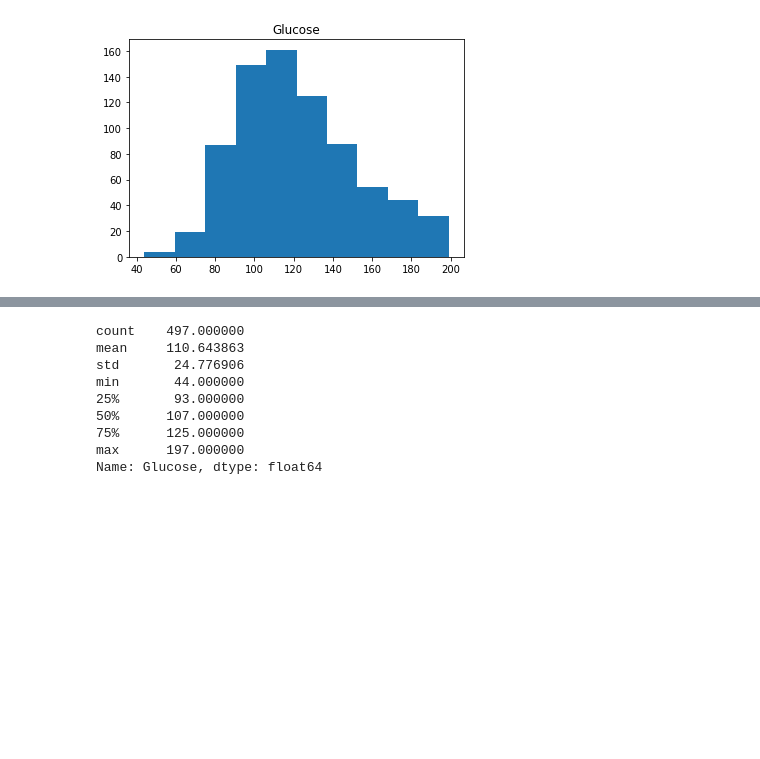
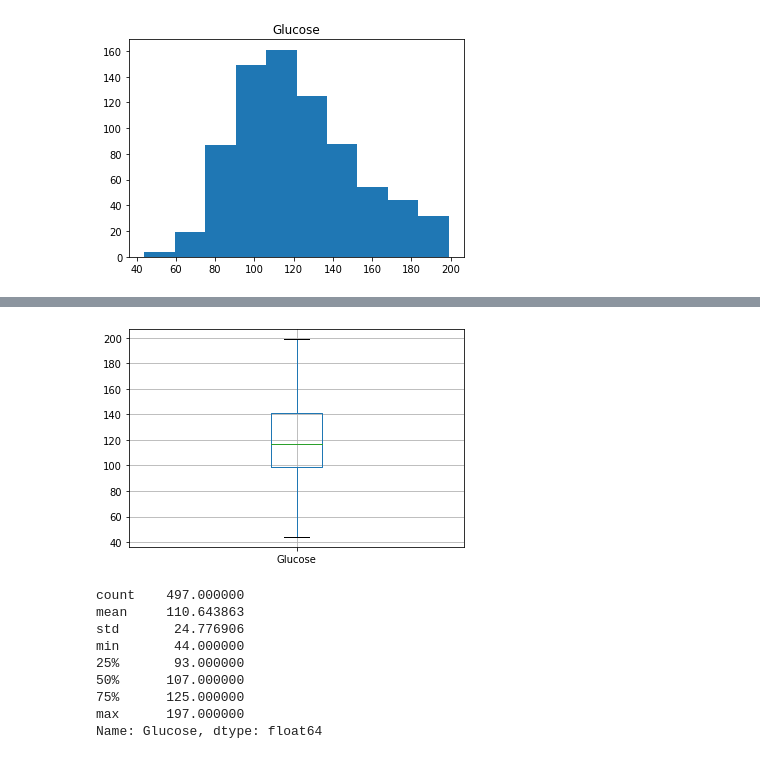
Before and after one commit to Kammann123/nn-tp1, a Jupyter notebook: notebooks/tp1-ej2.ipynb, the cells around one changed output, grey strips where cells are left out. Saved outputs shown, nothing was run; the diff lists cells and outputs as text; code cells hidden in the pictures; blank space fills up the shorter version.

```diff
--- a/notebooks/tp1-ej2.ipynb
+++ b/notebooks/tp1-ej2.ipynb
@@ -230,3 +250,9 @@ df.boxplot(column=['Pregnancies'],return_type='axes');
+# %%
+# Removing outliers from category
+removeOutliers(df['Glucose'])
+df.boxplot(column=['Glucose'],return_type='axes');
+# %% [output]
+[figure, added]
 # %%
 # Glucose in diabetes-negative
 df[df['Outcome'] == 0]['Glucose'].describe()
```
Also changed, not shown: parts of 46 cells of this notebook.
